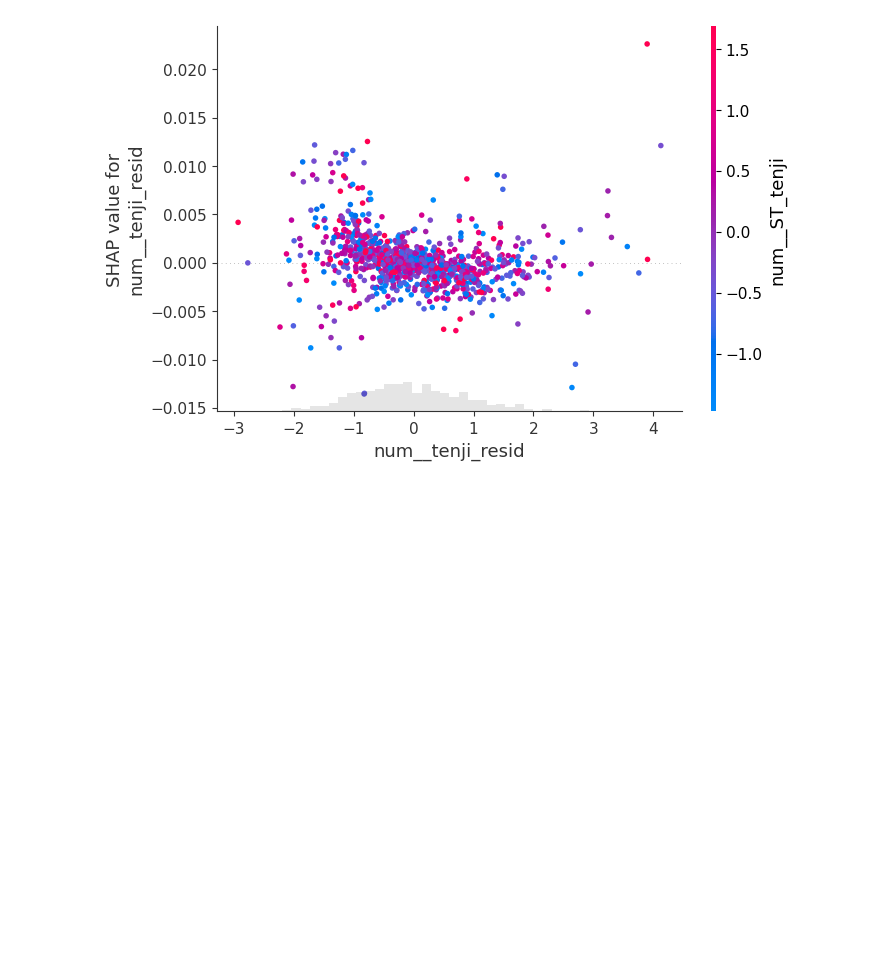
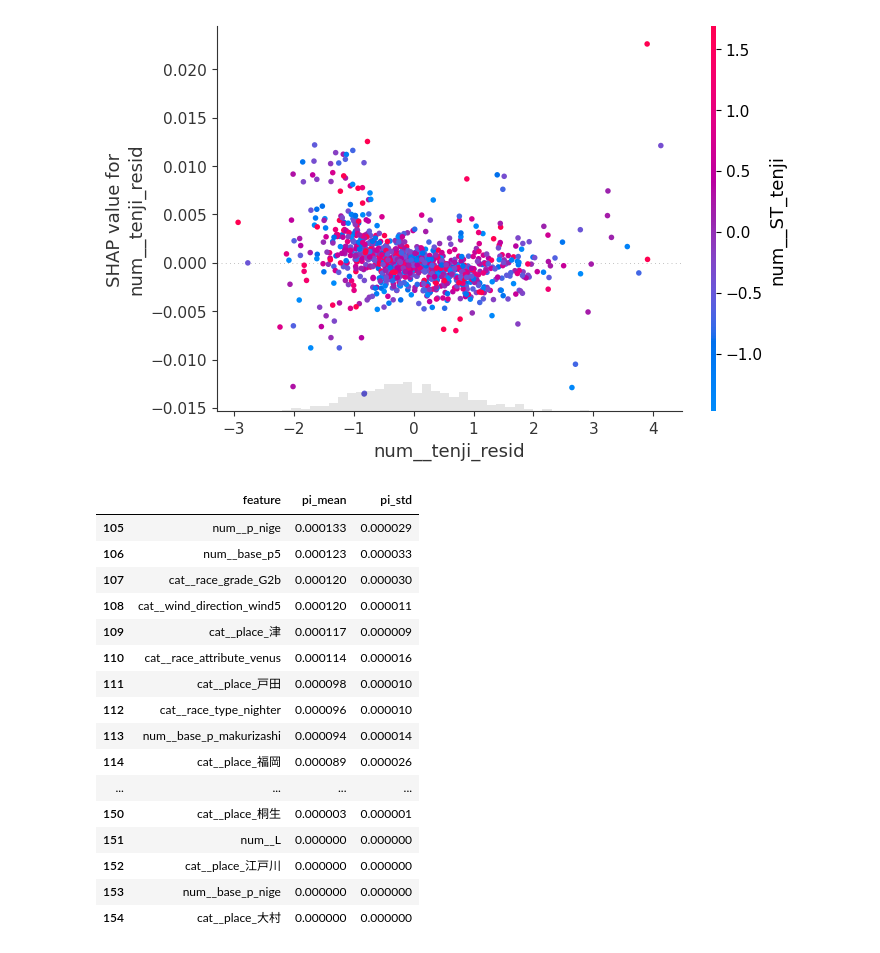
Before and after one commit to boxerz04/ark-blueprints, a Jupyter notebook: notebooks/model_eval.ipynb, the cells around one changed output. Cells and saved outputs as stored; diff of their text form; code cells hidden in the pictures; blank space fills up the shorter version.

```diff
--- a/notebooks/model_eval.ipynb
+++ b/notebooks/model_eval.ipynb
@@ -413,3 +413,23 @@ shap.plots.scatter(sv[:, "num__tenji_resid"], color=sv[:, "num__ST_tenji"])
 [figure]
 [figure]
 [figure]
+# %%
+display(pi_df.tail(50))
+# %% [output]
+|  | feature | pi_mean | pi_std |
+| 105 | num__p_nige | 0.000133 | 0.000029 |
+| 106 | num__base_p5 | 0.000123 | 0.000033 |
+| 107 | cat__race_grade_G2b | 0.000120 | 0.000030 |
+| 108 | cat__wind_direction_wind5 | 0.000120 | 0.000011 |
+| 109 | cat__place_津 | 0.000117 | 0.000009 |
+| 110 | cat__race_attribute_venus | 0.000114 | 0.000016 |
+| 111 | cat__place_戸田 | 0.000098 | 0.000010 |
+| 112 | cat__race_type_nighter | 0.000096 | 0.000010 |
+| 113 | num__base_p_makurizashi | 0.000094 | 0.000014 |
+| 114 | cat__place_福岡 | 0.000089 | 0.000026 |
+| ... | ... | ... | ... |
+| 150 | cat__place_桐生 | 0.000003 | 0.000001 |
+| 151 | num__L | 0.000000 | 0.000000 |
+| 152 | cat__place_江戸川 | 0.000000 | 0.000000 |
+| 153 | num__base_p_nige | 0.000000 | 0.000000 |
+| 154 | cat__place_大村 | 0.000000 | 0.000000 |
```
Also changed, not shown: 7 other files.
